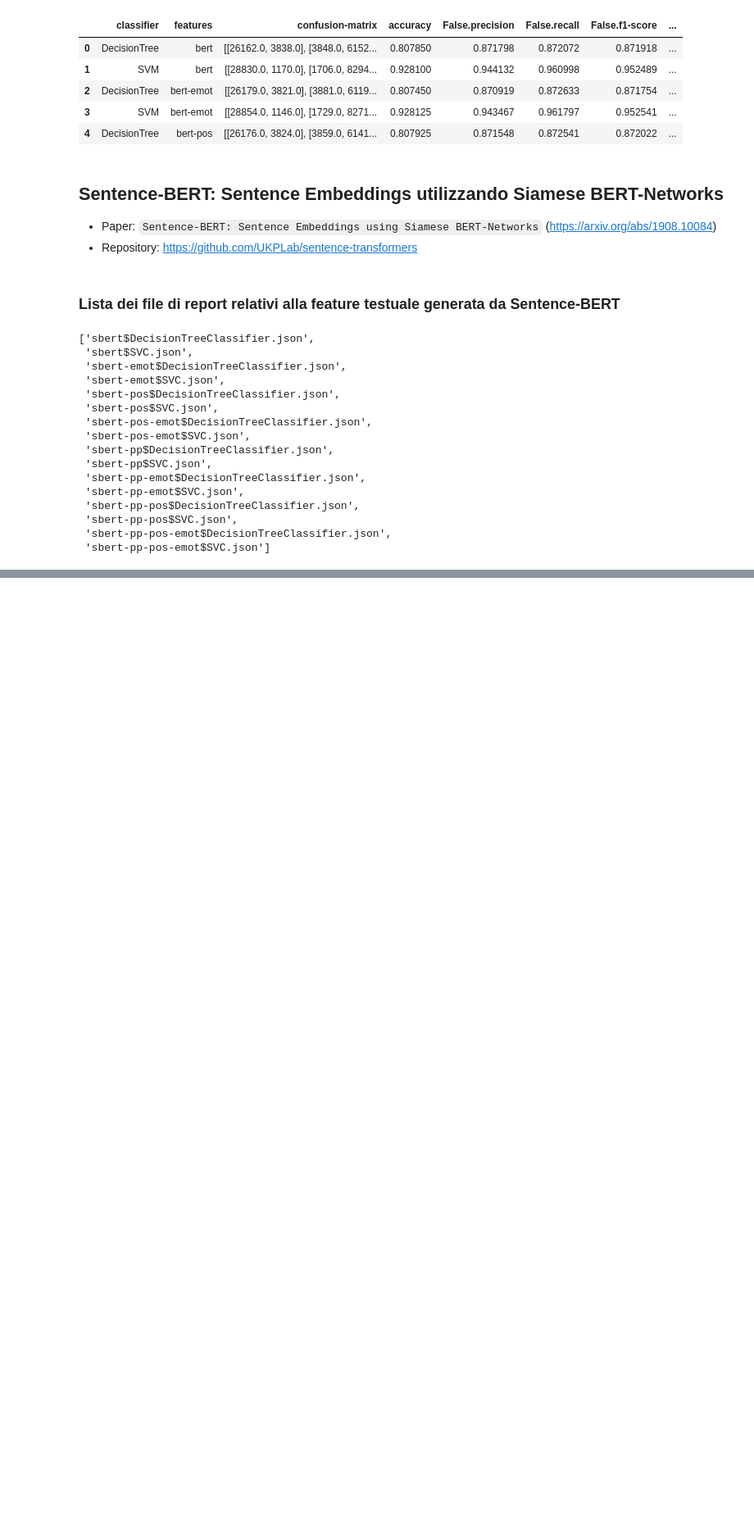
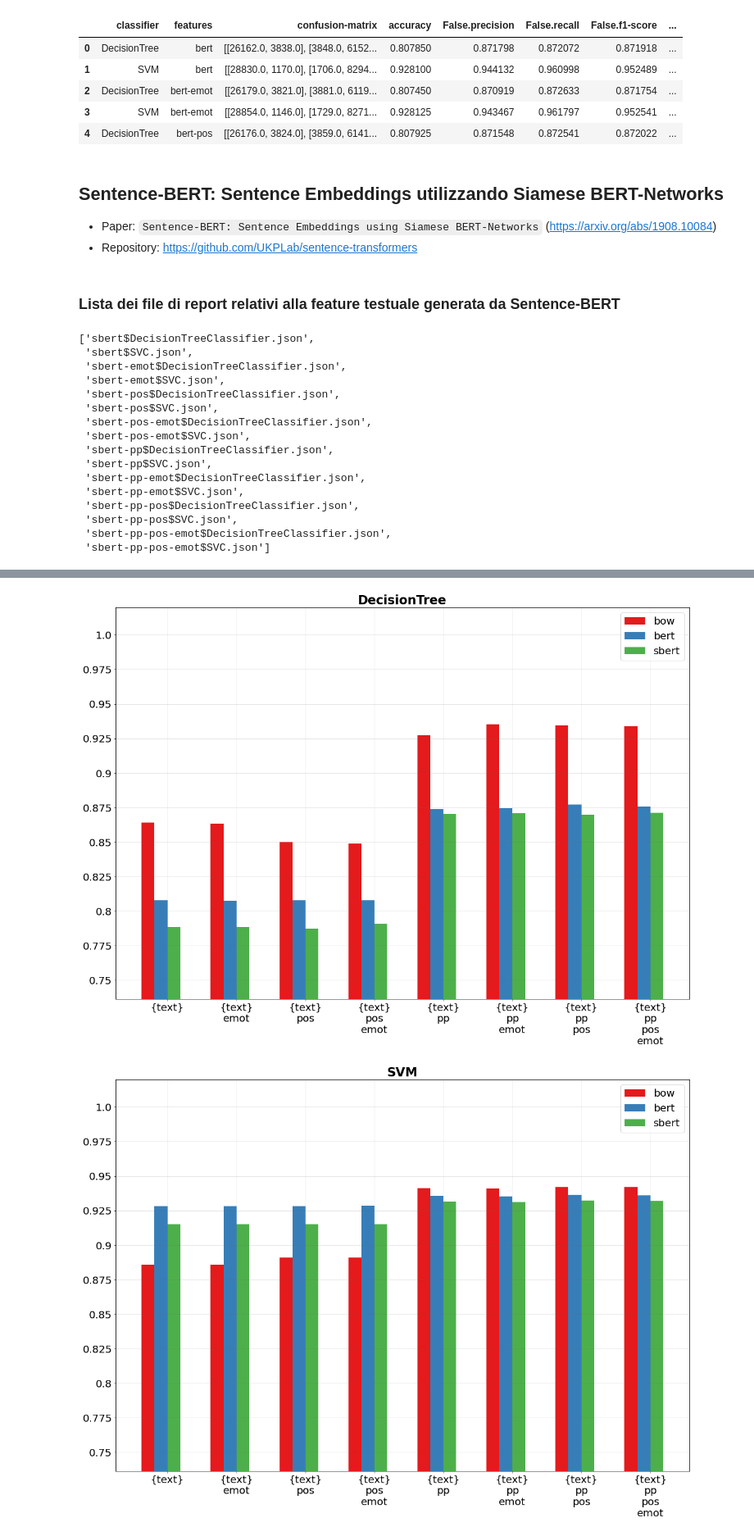
Before and after one commit to gianlucagiudice/irony-detection, a Jupyter notebook: notebooks/report_analysis_biased.ipynb, the cells around one changed output, grey strips where cells are left out. Shown at 82% size. Cells and saved outputs as stored; diff of their text form; code cells hidden in the pictures; blank space fills up the shorter version.

Commit message:
Sentence-BERT added to reports analysis

```diff
--- a/notebooks/report_analysis_biased.ipynb
+++ b/notebooks/report_analysis_biased.ipynb
@@ -435,0 +438,4 @@ sorted(report_file_list_sbert)
+# %%
+report_sbert = read_report_file(report_file_list_sbert)
+df_sbert = json_normalize(report_sbert)
+df_sbert.head()
@@ -435,0 +502,7 @@ sorted(report_file_list_sbert)
+# %%
+for classifier in df_bert['classifier'].unique():
+    plot_values = evaluate_bow_vs_bert(classifier, 'accuracy')
+    plot_bow_vs_bert(plot_values, classifier)
+# %% [output]
+[figure, added]
+[figure, added]
```
Also changed, not shown: parts of 10 cells of this notebook, 1 other file.
